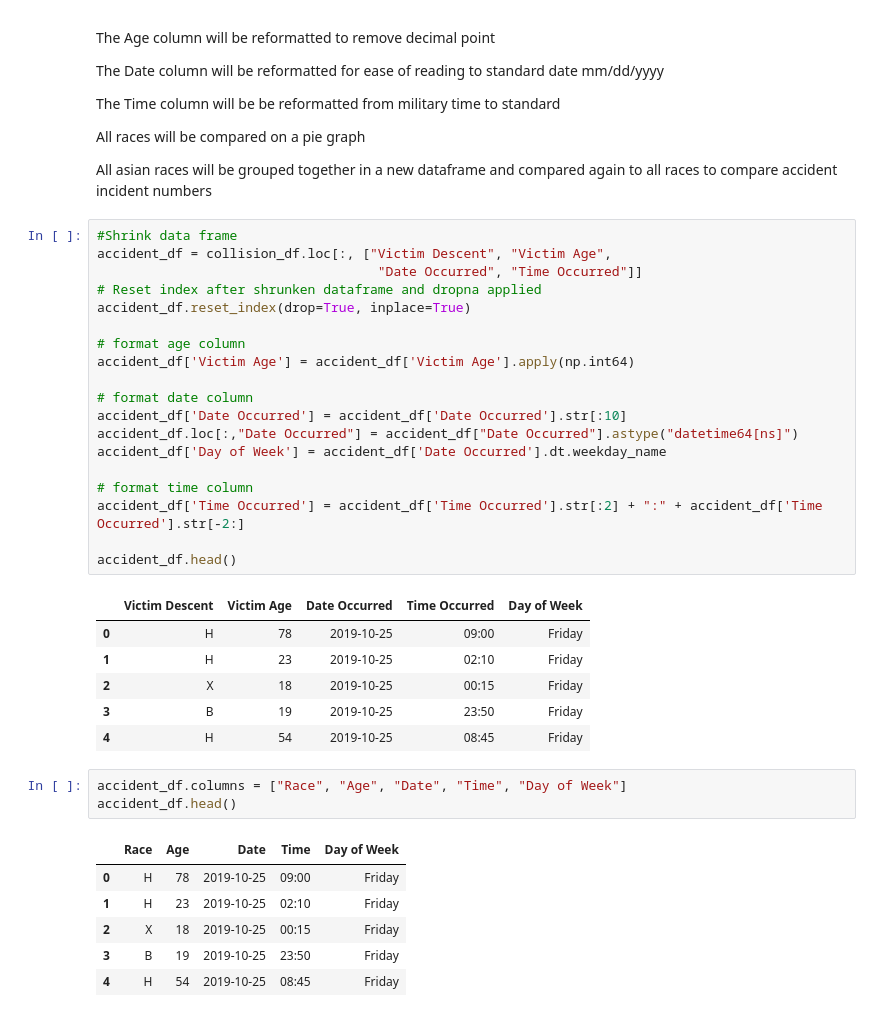
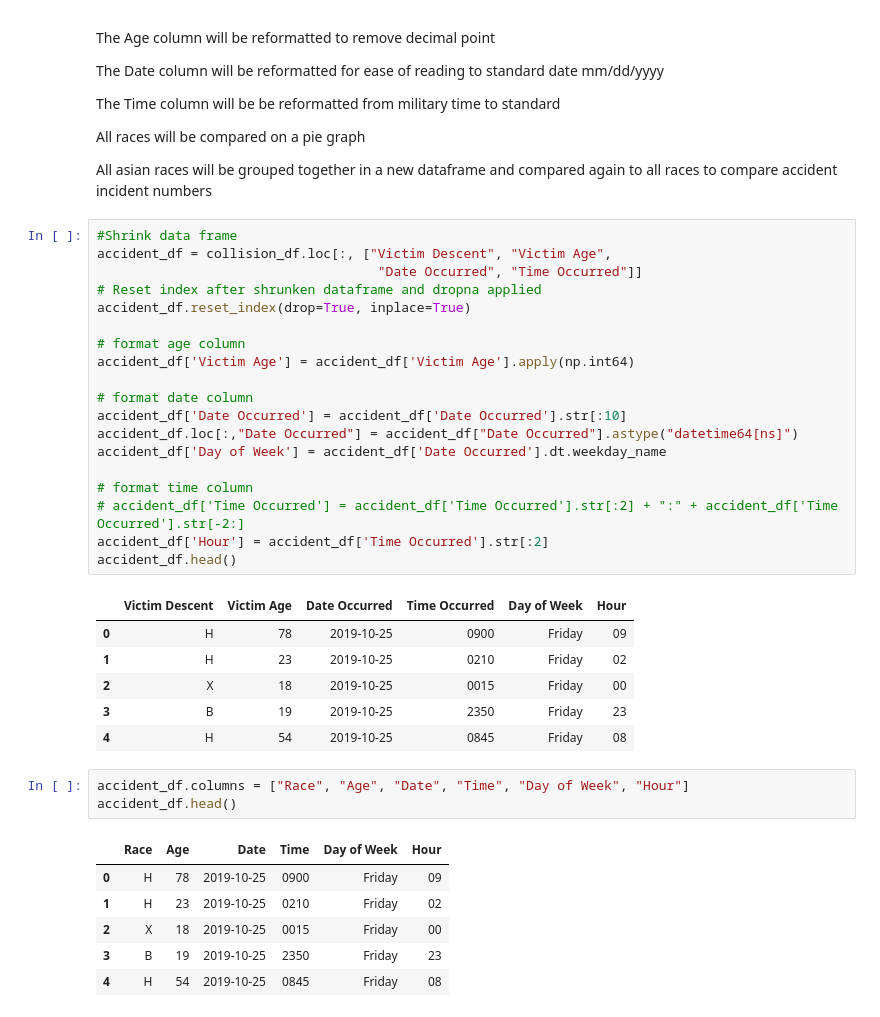
Before and after one commit to Armayni/ProjectOne, a Jupyter notebook: Nicole-TrendAnalysis_motorVehicleAccidents.ipynb, the cells around one changed output. Cells and saved outputs as stored; diff of their text form.

```diff
--- a/Nicole-TrendAnalysis_motorVehicleAccidents.ipynb
+++ b/Nicole-TrendAnalysis_motorVehicleAccidents.ipynb
@@ -56,39 +47,39 @@ All asian races will be grouped together in a new dataframe and compared again t
 # %%
 #Shrink data frame
 accident_df = collision_df.loc[:, ["Victim Descent", "Victim Age",
                                     "Date Occurred", "Time Occurred"]]
 # Reset index after shrunken dataframe and dropna applied
 accident_df.reset_index(drop=True, inplace=True)
 
 # format age column
 accident_df['Victim Age'] = accident_df['Victim Age'].apply(np.int64)
 
 # format date column
 accident_df['Date Occurred'] = accident_df['Date Occurred'].str[:10]
 accident_df.loc[:,"Date Occurred"] = accident_df["Date Occurred"].astype("datetime64[ns]")
 accident_df['Day of Week'] = accident_df['Date Occurred'].dt.weekday_name
 
 # format time column
-accident_df['Time Occurred'] = accident_df['Time Occurred'].str[:2] + ":" + accident_df['Time Occurred'].str[-2:]
-
+# accident_df['Time Occurred'] = accident_df['Time Occurred'].str[:2] + ":" + accident_df['Time Occurred'].str[-2:]
+accident_df['Hour'] = accident_df['Time Occurred'].str[:2]
 accident_df.head()
 # %% [output]
-|  | Victim Descent | Victim Age | Date Occurred | Time Occurred | Day of Week |
-| 0 | H | 78 | 2019-10-25 | 09:00 | Friday |
-| 1 | H | 23 | 2019-10-25 | 02:10 | Friday |
-| 2 | X | 18 | 2019-10-25 | 00:15 | Friday |
-| 3 | B | 19 | 2019-10-25 | 23:50 | Friday |
-| 4 | H | 54 | 2019-10-25 | 08:45 | Friday |
+|  | Victim Descent | Victim Age | Date Occurred | Time Occurred | Day of Week | Hour |
+| 0 | H | 78 | 2019-10-25 | 0900 | Friday | 09 |
+| 1 | H | 23 | 2019-10-25 | 0210 | Friday | 02 |
+| 2 | X | 18 | 2019-10-25 | 0015 | Friday | 00 |
+| 3 | B | 19 | 2019-10-25 | 2350 | Friday | 23 |
+| 4 | H | 54 | 2019-10-25 | 0845 | Friday | 08 |
 # %%
-accident_df.columns = ["Race", "Age", "Date", "Time", "Day of Week"]
+accident_df.columns = ["Race", "Age", "Date", "Time", "Day of Week", "Hour"]
 accident_df.head()
 # %% [output]
-|  | Race | Age | Date | Time | Day of Week |
-| 0 | H | 78 | 2019-10-25 | 09:00 | Friday |
-| 1 | H | 23 | 2019-10-25 | 02:10 | Friday |
-| 2 | X | 18 | 2019-10-25 | 00:15 | Friday |
-| 3 | B | 19 | 2019-10-25 | 23:50 | Friday |
-| 4 | H | 54 | 2019-10-25 | 08:45 | Friday |
+|  | Race | Age | Date | Time | Day of Week | Hour |
+| 0 | H | 78 | 2019-10-25 | 0900 | Friday | 09 |
+| 1 | H | 23 | 2019-10-25 | 0210 | Friday | 02 |
+| 2 | X | 18 | 2019-10-25 | 0015 | Friday | 00 |
+| 3 | B | 19 | 2019-10-25 | 2350 | Friday | 23 |
+| 4 | H | 54 | 2019-10-25 | 0845 | Friday | 08 |
 # %%
 accident_df.dtypes
 # %% [output]
```
Also changed, not shown: parts of 17 cells of this notebook, 6 other files.
